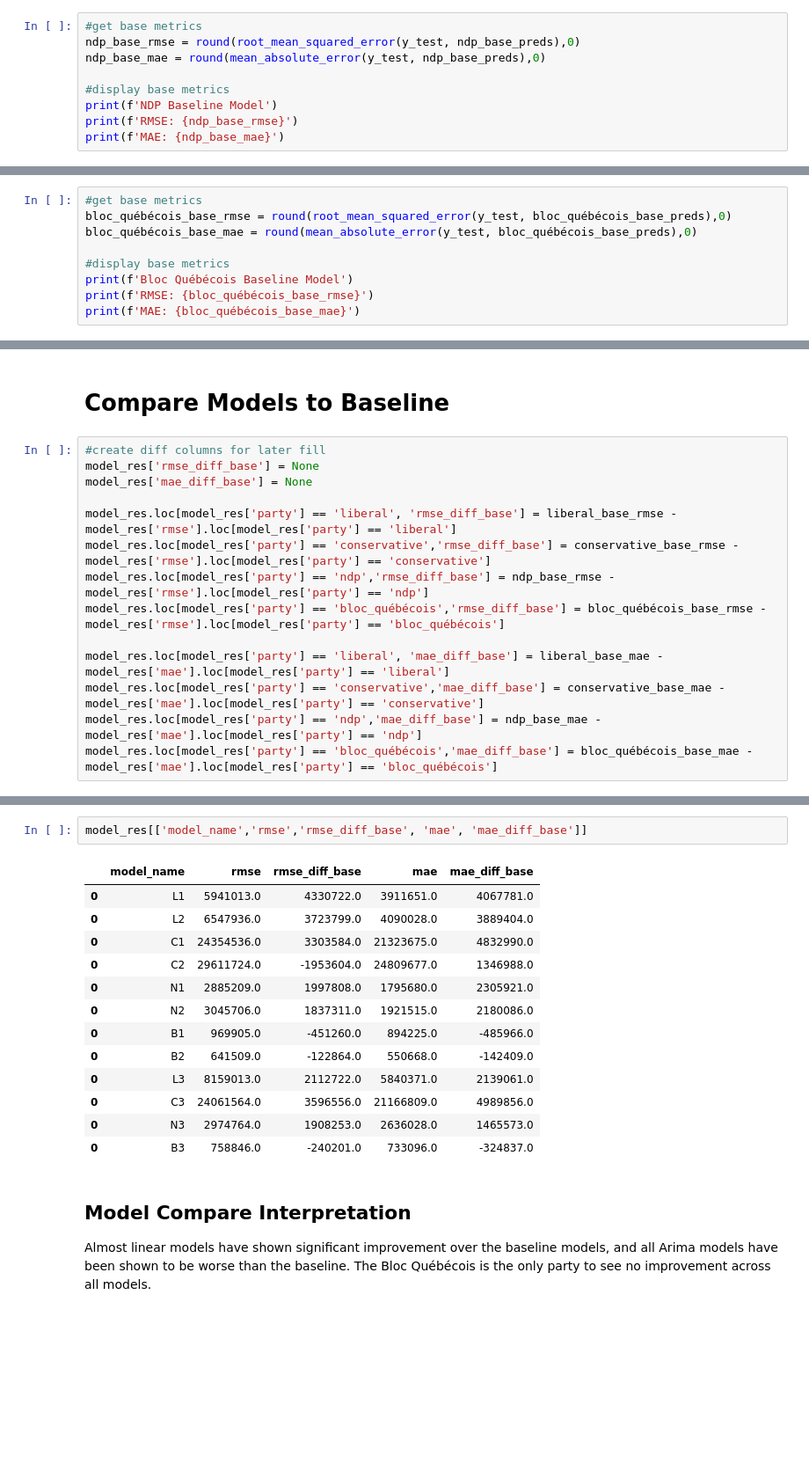
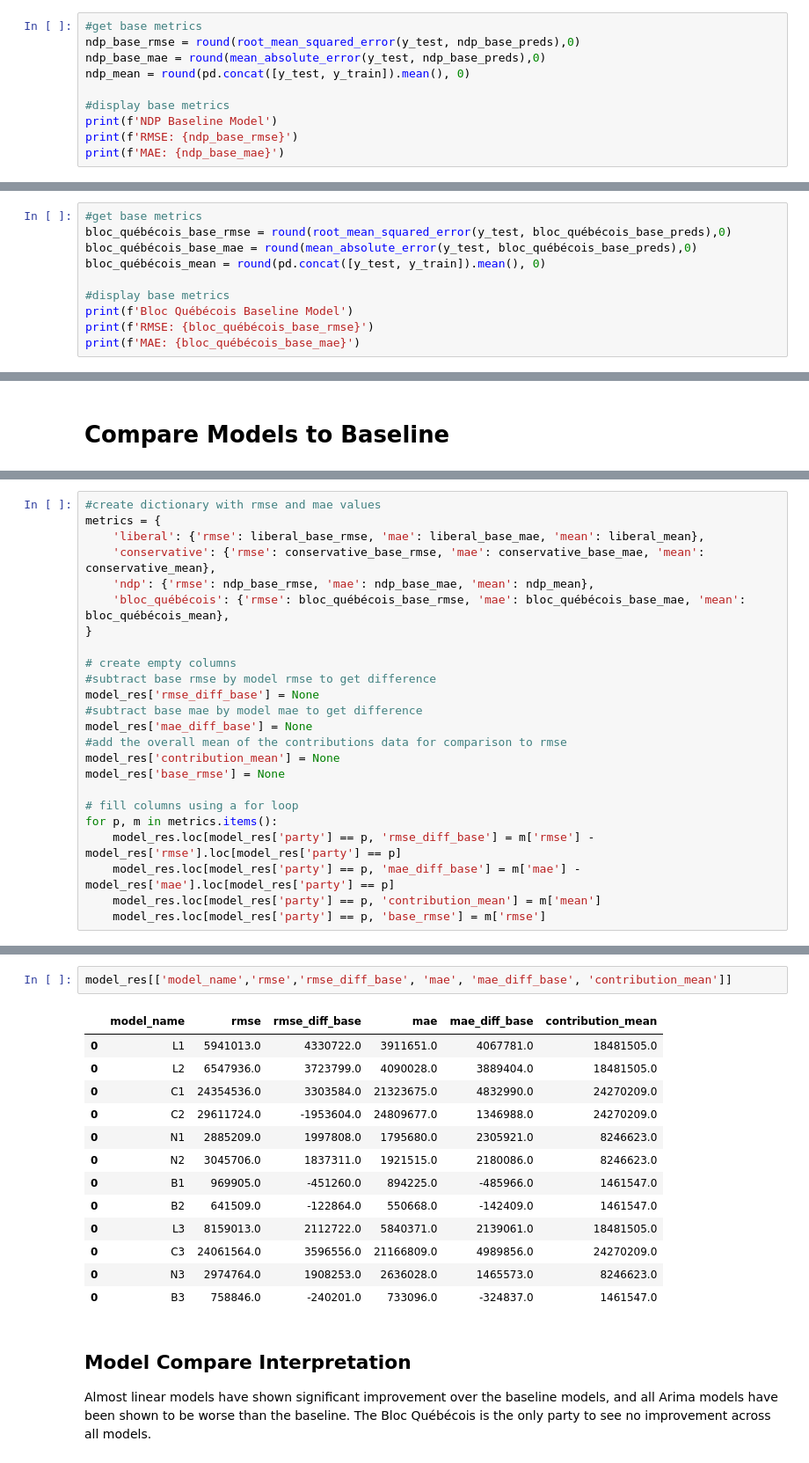
Before and after one commit to WillowTurcot/contribution_forcasting, a Jupyter notebook: 04_modeling.ipynb, the cells around one changed output, grey strips where cells are left out. Shown at 88% size. Cells and saved outputs as stored; diff of their text form; blank space fills up the shorter version.

```diff
--- a/04_modeling.ipynb
+++ b/04_modeling.ipynb
@@ -167,6 +169,7 @@ plt.legend();
 #get base metrics
 ndp_base_rmse = round(root_mean_squared_error(y_test, ndp_base_preds),0)
 ndp_base_mae = round(mean_absolute_error(y_test, ndp_base_preds),0)
+ndp_mean = round(pd.concat([y_test, y_train]).mean(), 0)
 
 #display base metrics
 print(f'NDP Baseline Model')
@@ -209,6 +212,7 @@ plt.legend();
 #get base metrics
 bloc_québécois_base_rmse = round(root_mean_squared_error(y_test, bloc_québécois_base_preds),0)
 bloc_québécois_base_mae = round(mean_absolute_error(y_test, bloc_québécois_base_preds),0)
+bloc_québécois_mean = round(pd.concat([y_test, y_train]).mean(), 0)
 
 #display base metrics
 print(f'Bloc Québécois Baseline Model')
@@ -712,17 +704,3 @@ plt.legend();
 [figure]
 # %% [markdown]
 # Compare Models to Baseline
-# %%
-#create diff columns for later fill
-model_res['rmse_diff_base'] = None
-model_res['mae_diff_base'] = None
-
-model_res.loc[model_res['party'] == 'liberal', 'rmse_diff_base'] = liberal_base_rmse - model_res['rmse'].loc[model_res['party'] == 'liberal']
-model_res.loc[model_res['party'] == 'conservative','rmse_diff_base'] = conservative_base_rmse - model_res['rmse'].loc[model_res['party'] == 'conservative']
-model_res.loc[model_res['party'] == 'ndp','rmse_diff_base'] = ndp_base_rmse - model_res['rmse'].loc[model_res['party'] == 'ndp']
-model_res.loc[model_res['party'] == 'bloc_québécois','rmse_diff_base'] = bloc_québécois_base_rmse - model_res['rmse'].loc[model_res['party'] == 'bloc_québécois']
-
-model_res.loc[model_res['party'] == 'liberal', 'mae_diff_base'] = liberal_base_mae - model_res['mae'].loc[model_res['party'] == 'liberal']
-model_res.loc[model_res['party'] == 'conservative','mae_diff_base'] = conservative_base_mae - model_res['mae'].loc[model_res['party'] == 'conservative']
-model_res.loc[model_res['party'] == 'ndp','mae_diff_base'] = ndp_base_mae - model_res['mae'].loc[model_res['party'] == 'ndp']
-model_res.loc[model_res['party'] == 'bloc_québécois','mae_diff_base'] = bloc_québécois_base_mae - model_res['mae'].loc[model_res['party'] == 'bloc_québécois']
@@ -735,0 +707,24 @@ model_res[['party', 'rmse', 'mae']].loc[model_res['party'] == 'bloc_québécois'
+# %%
+#create dictionary with rmse and mae values
+metrics = {
+    'liberal': {'rmse': liberal_base_rmse, 'mae': liberal_base_mae, 'mean': liberal_mean},
+    'conservative': {'rmse': conservative_base_rmse, 'mae': conservative_base_mae, 'mean': conservative_mean},
+    'ndp': {'rmse': ndp_base_rmse, 'mae': ndp_base_mae, 'mean': ndp_mean},
+    'bloc_québécois': {'rmse': bloc_québécois_base_rmse, 'mae': bloc_québécois_base_mae, 'mean': bloc_québécois_mean},
+}
+
+# create empty columns
+#subtract base rmse by model rmse to get difference
+model_res['rmse_diff_base'] = None
+#subtract base mae by model mae to get difference
+model_res['mae_diff_base'] = None
+#add the overall mean of the contributions data for comparison to rmse
+model_res['contribution_mean'] = None
+model_res['base_rmse'] = None
+
+# fill columns using a for loop
+for p, m in metrics.items():
+    model_res.loc[model_res['party'] == p, 'rmse_diff_base'] = m['rmse'] - model_res['rmse'].loc[model_res['party'] == p]
+    model_res.loc[model_res['party'] == p, 'mae_diff_base'] = m['mae'] - model_res['mae'].loc[model_res['party'] == p]
+    model_res.loc[model_res['party'] == p, 'contribution_mean'] = m['mean']
+    model_res.loc[model_res['party'] == p, 'base_rmse'] = m['rmse']
@@ -736,19 +747,19 @@ model_res[['party', 'rmse', 'mae']].loc[model_res['party'] == 'bloc_québécois'
 # %%
-model_res[['model_name','rmse','rmse_diff_base', 'mae', 'mae_diff_base']]
+model_res[['model_name','rmse','rmse_diff_base', 'mae', 'mae_diff_base', 'contribution_mean']]
 # %% [output]
-|  | model_name | rmse | rmse_diff_base | mae | mae_diff_base |
-| 0 | L1 | 5941013.0 | 4330722.0 | 3911651.0 | 4067781.0 |
-| 0 | L2 | 6547936.0 | 3723799.0 | 4090028.0 | 3889404.0 |
-| 0 | C1 | 24354536.0 | 3303584.0 | 21323675.0 | 4832990.0 |
-| 0 | C2 | 29611724.0 | -1953604.0 | 24809677.0 | 1346988.0 |
-| 0 | N1 | 2885209.0 | 1997808.0 | 1795680.0 | 2305921.0 |
-| 0 | N2 | 3045706.0 | 1837311.0 | 1921515.0 | 2180086.0 |
-| 0 | B1 | 969905.0 | -451260.0 | 894225.0 | -485966.0 |
-| 0 | B2 | 641509.0 | -122864.0 | 550668.0 | -142409.0 |
-| 0 | L3 | 8159013.0 | 2112722.0 | 5840371.0 | 2139061.0 |
-| 0 | C3 | 24061564.0 | 3596556.0 | 21166809.0 | 4989856.0 |
-| 0 | N3 | 2974764.0 | 1908253.0 | 2636028.0 | 1465573.0 |
-| 0 | B3 | 758846.0 | -240201.0 | 733096.0 | -324837.0 |
+|  | model_name | rmse | rmse_diff_base | mae | mae_diff_base | contribution_mean |
+| 0 | L1 | 5941013.0 | 4330722.0 | 3911651.0 | 4067781.0 | 18481505.0 |
+| 0 | L2 | 6547936.0 | 3723799.0 | 4090028.0 | 3889404.0 | 18481505.0 |
+| 0 | C1 | 24354536.0 | 3303584.0 | 21323675.0 | 4832990.0 | 24270209.0 |
+| 0 | C2 | 29611724.0 | -1953604.0 | 24809677.0 | 1346988.0 | 24270209.0 |
+| 0 | N1 | 2885209.0 | 1997808.0 | 1795680.0 | 2305921.0 | 8246623.0 |
+| 0 | N2 | 3045706.0 | 1837311.0 | 1921515.0 | 2180086.0 | 8246623.0 |
+| 0 | B1 | 969905.0 | -451260.0 | 894225.0 | -485966.0 | 1461547.0 |
+| 0 | B2 | 641509.0 | -122864.0 | 550668.0 | -142409.0 | 1461547.0 |
+| 0 | L3 | 8159013.0 | 2112722.0 | 5840371.0 | 2139061.0 | 18481505.0 |
+| 0 | C3 | 24061564.0 | 3596556.0 | 21166809.0 | 4989856.0 | 24270209.0 |
+| 0 | N3 | 2974764.0 | 1908253.0 | 2636028.0 | 1465573.0 | 8246623.0 |
+| 0 | B3 | 758846.0 | -240201.0 | 733096.0 | -324837.0 | 1461547.0 |
 # %% [markdown]
 ## Model Compare Interpretation
 
```
Also changed, not shown: parts of 7 cells of this notebook, 6 other files.
